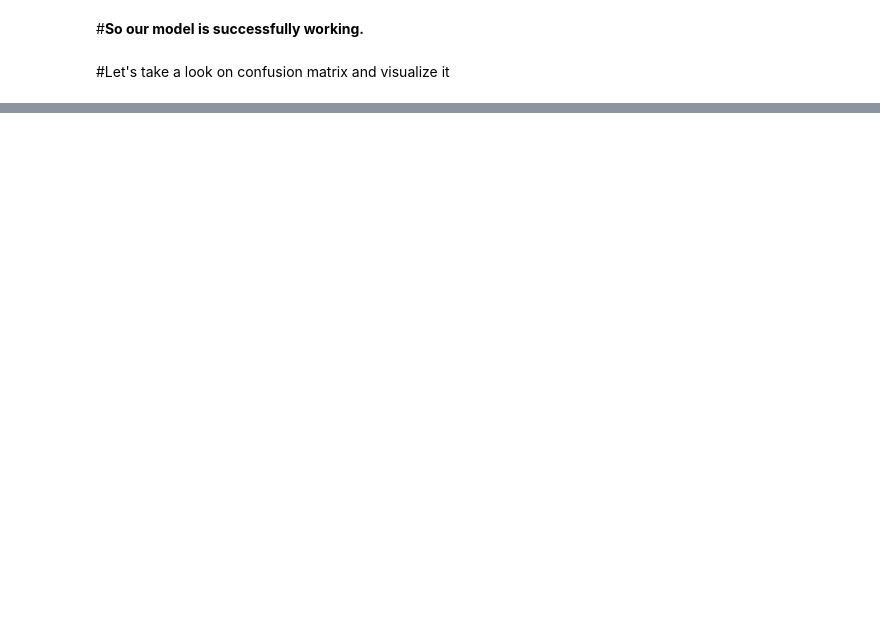
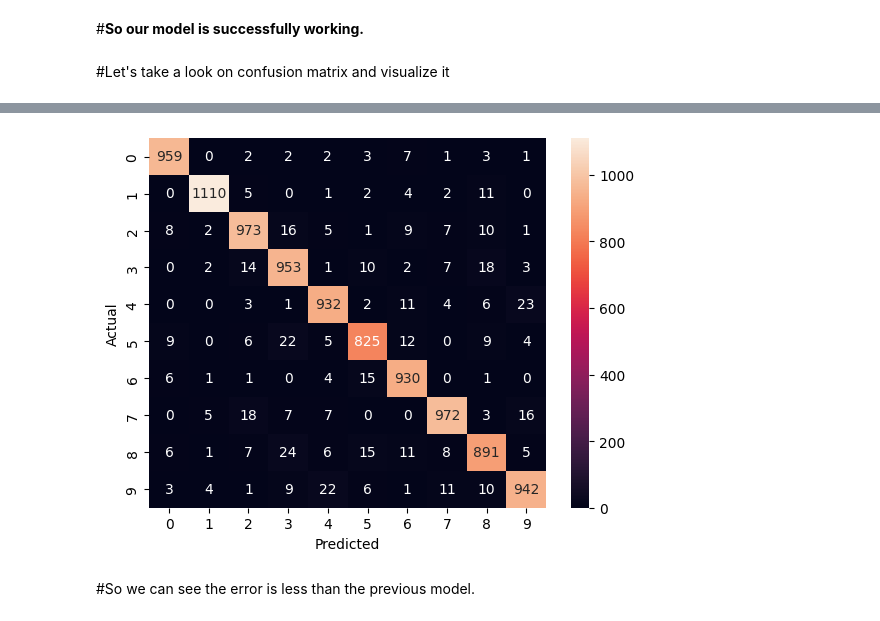
Before and after one commit to Numanur/data-science-ml, a Jupyter notebook: Deep_Learning.ipynb, the cells around one changed output, grey strips where cells are left out. Cells and saved outputs as stored; diff of their text form; code cells hidden in the pictures; blank space fills up the shorter version.

Commit message:
more improved model

```diff
--- a/Deep_Learning.ipynb
+++ b/Deep_Learning.ipynb
@@ -165,0 +171,15 @@ plt.show()
+# %%
+model = Sequential([
+    Flatten(input_shape=(28, 28)),
+    Dense(16, activation='relu'),
+    Dense(16, activation="relu"),
+    Dense(10, activation="sigmoid")
+])
+
+model.compile(
+    optimizer='adam',
+    loss='categorical_crossentropy',
+    metrics=['accuracy']
+)
+
+model.fit(X_train, y_train, epochs=5)
@@ -165,0 +206,2 @@ plt.show()
+# %%
+y_pred = model.predict(X_test)
@@ -165,0 +210,11 @@ plt.show()
+# %%
+cmt = confusion_matrix(labels=np.argmax(y_test, axis=1), predictions=np.argmax(y_pred, axis=1))
+# %%
+sns.heatmap(cmt, annot=True, fmt='d')
+plt.xlabel('Predicted')
+plt.ylabel('Actual')
+plt.show()
+# %% [output]
+[figure, added]
+# %% [markdown]
+#So we can see the error is less than the previous model.
```
Also changed, not shown: parts of 11 cells of this notebook.
